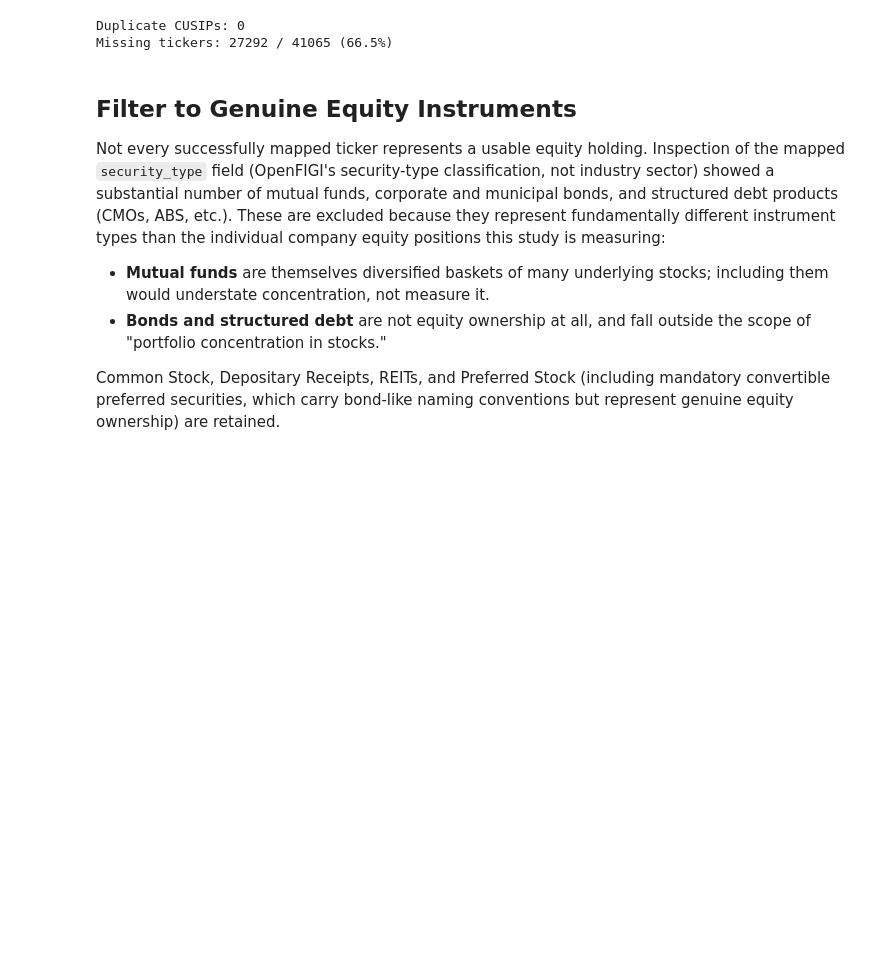
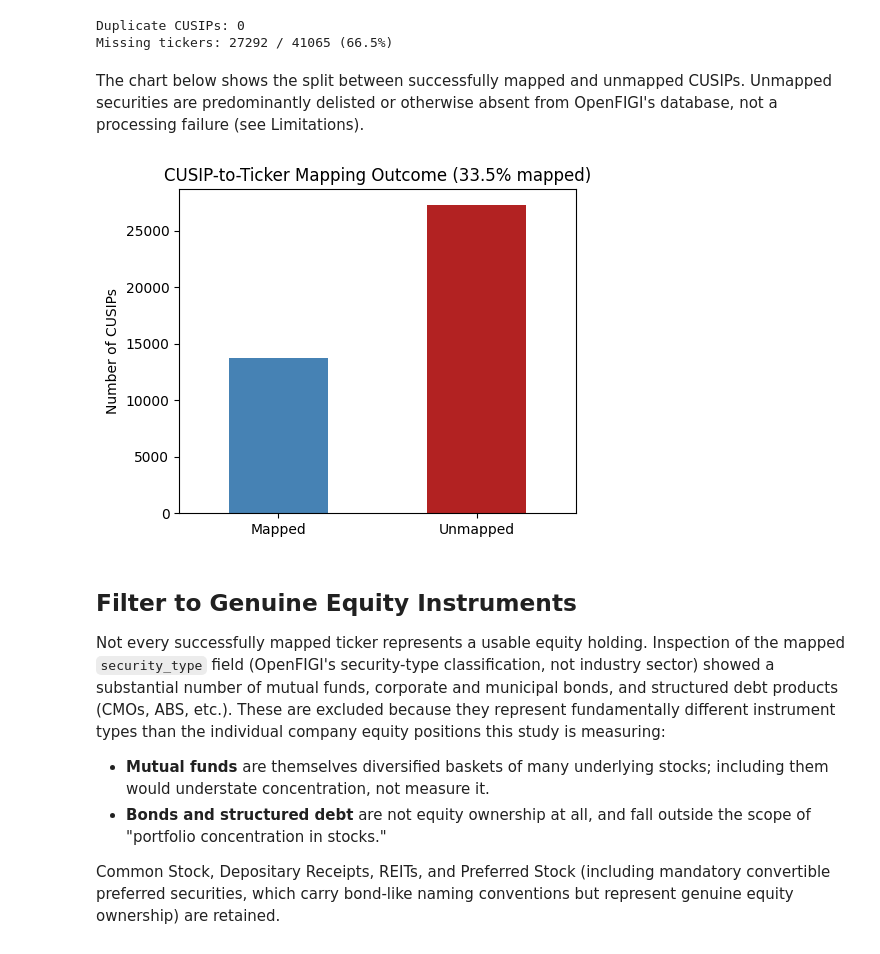
Before and after one commit to GopolangMmutlwaneCaptone/Risk-Concentration-Flagging, a Jupyter notebook: src/preprocessing/preprocessing.ipynb, the cells around one changed output. Cells and saved outputs as stored; diff of their text form; code cells hidden in the pictures; blank space fills up the shorter version.

Commit message:
Add preprocessing visualisations: CUSIP mapping outcome, security type breakdown, and price data survivorship

```diff
--- a/src/preprocessing/preprocessing.ipynb
+++ b/src/preprocessing/preprocessing.ipynb
@@ -620,6 +621,21 @@ print(f"Missing tickers: {missing_final} / {len(final_combined)} ({missing_final
 # %% [output]
 Duplicate CUSIPs: 0
 Missing tickers: 27292 / 41065 (66.5%)
+# %% [markdown]
+The chart below shows the split between successfully mapped and unmapped CUSIPs. Unmapped securities are predominantly delisted or otherwise absent from OpenFIGI's database, not a processing failure (see Limitations).
+# %%
+fig, ax = plt.subplots(figsize=(5, 4))
+mapped_count = final_combined["ticker"].notna().sum()
+unmapped_count = final_combined["ticker"].isna().sum()
+pd.Series({"Mapped": mapped_count, "Unmapped": unmapped_count}).plot(kind="bar", ax=ax, color=["steelblue", "firebrick"])
+ax.set_ylabel("Number of CUSIPs")
+ax.set_title(f"CUSIP-to-Ticker Mapping Outcome ({mapped_count/(mapped_count+unmapped_count):.1%} mapped)")
+plt.xticks(rotation=0)
+plt.tight_layout()
+plt.savefig(os.path.join(PROCESSED_DATA_DIR, "..", "..", "reports", "cusip_mapping_outcome.png"), dpi=100)
+plt.show()
+# %% [output]
+[figure, added]
 # %% [markdown]
 ## Filter to Genuine Equity Instruments
 
```
Also changed, not shown: parts of 4 cells of this notebook, 4 other files.
